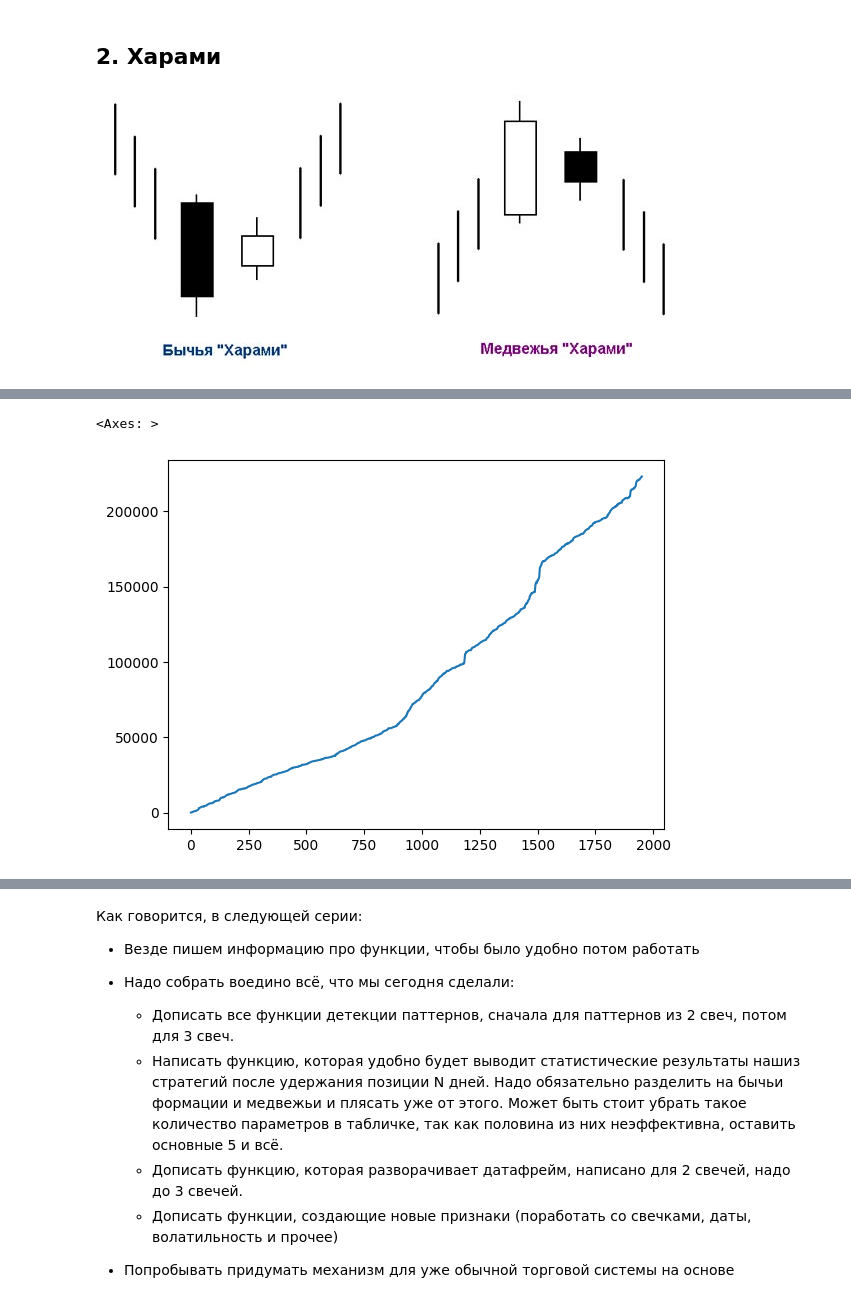
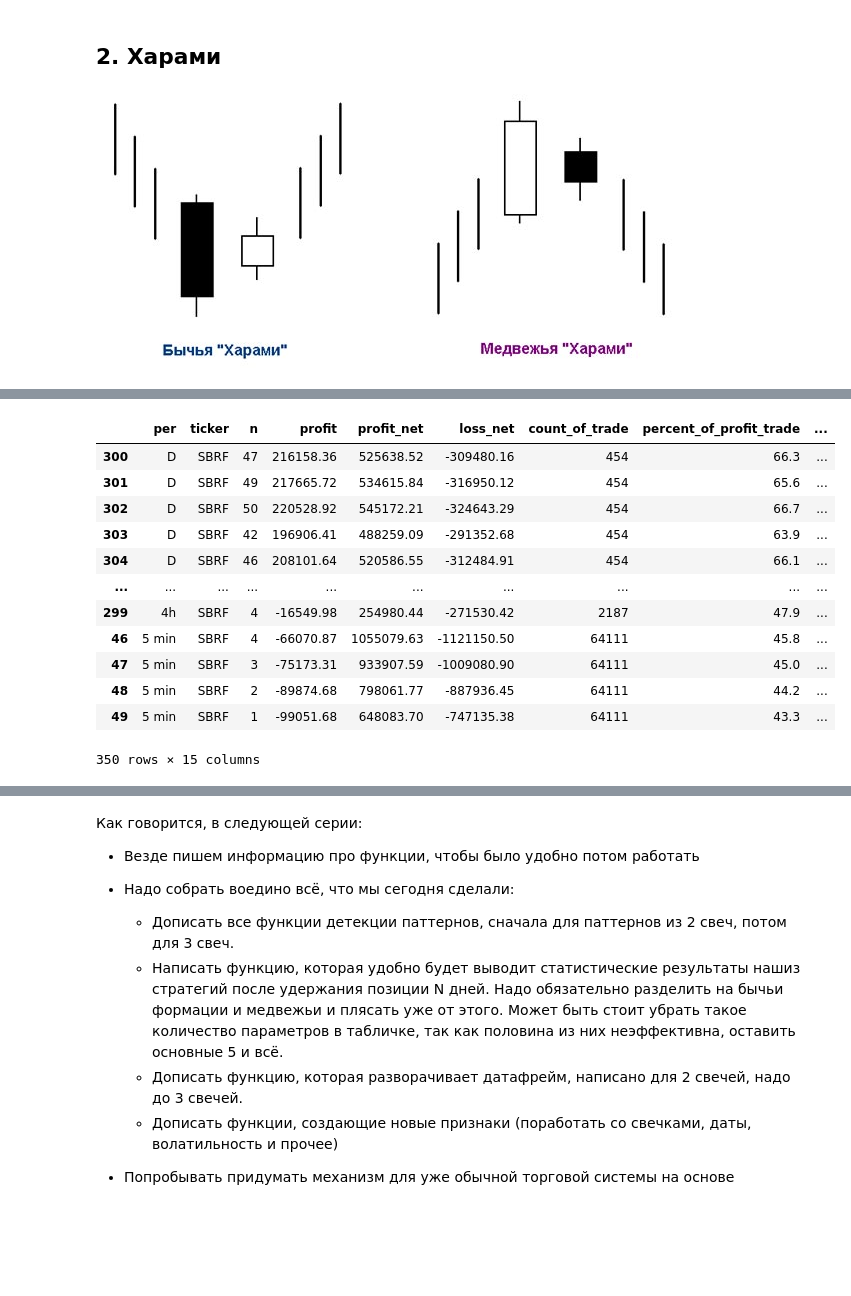
Before and after one commit to AlexKosuhin/AlgoTrading, a Jupyter notebook: Свечные паттерны/1.Обработка и детекция свечных паттернов.ipynb, the cells around one changed output, grey strips where cells are left out. Drawn from its saved outputs; the diff is of its cells as text; code cells hidden in the pictures; blank space fills up the shorter version.

```diff
--- a/Свечные паттерны/1.Обработка и детекция свечных паттернов.ipynb
+++ b/Свечные паттерны/1.Обработка и детекция свечных паттернов.ipynb
@@ -1019,7 +686,0 @@ new.head(20)
-# %%
-import seaborn as sns
-result = new.loc[1,'cumsum']
-sns.lineplot(result)
-# %% [output]
-<Axes: >
-[figure, removed]
@@ -1025,0 +924,17 @@ sns.lineplot(result)
+# %%
+combined_df = pd.concat(l_s, ignore_index=True)
+combined_df.sort_values('profit_factor', ascending=False)
+# %% [output]
+|  | per | ticker | n | profit | profit_net | loss_net | count_of_trade | percent_of_profit_trade | ... |
+| 300 | D | SBRF | 47 | 216158.36 | 525638.52 | -309480.16 | 454 | 66.3 | ... |
+| 301 | D | SBRF | 49 | 217665.72 | 534615.84 | -316950.12 | 454 | 65.6 | ... |
+| 302 | D | SBRF | 50 | 220528.92 | 545172.21 | -324643.29 | 454 | 66.7 | ... |
+| 303 | D | SBRF | 42 | 196906.41 | 488259.09 | -291352.68 | 454 | 63.9 | ... |
+| 304 | D | SBRF | 46 | 208101.64 | 520586.55 | -312484.91 | 454 | 66.1 | ... |
+| ... | ... | ... | ... | ... | ... | ... | ... | ... | ... |
+| 299 | 4h | SBRF | 4 | -16549.98 | 254980.44 | -271530.42 | 2187 | 47.9 | ... |
+| 46 | 5 min | SBRF | 4 | -66070.87 | 1055079.63 | -1121150.50 | 64111 | 45.8 | ... |
+| 47 | 5 min | SBRF | 3 | -75173.31 | 933907.59 | -1009080.90 | 64111 | 45.0 | ... |
+| 48 | 5 min | SBRF | 2 | -89874.68 | 798061.77 | -887936.45 | 64111 | 44.2 | ... |
+| 49 | 5 min | SBRF | 1 | -99051.68 | 648083.70 | -747135.38 | 64111 | 43.3 | ... |
+350 rows × 15 columns
```
Also changed, not shown: parts of 18 cells of this notebook, 1 other file.
